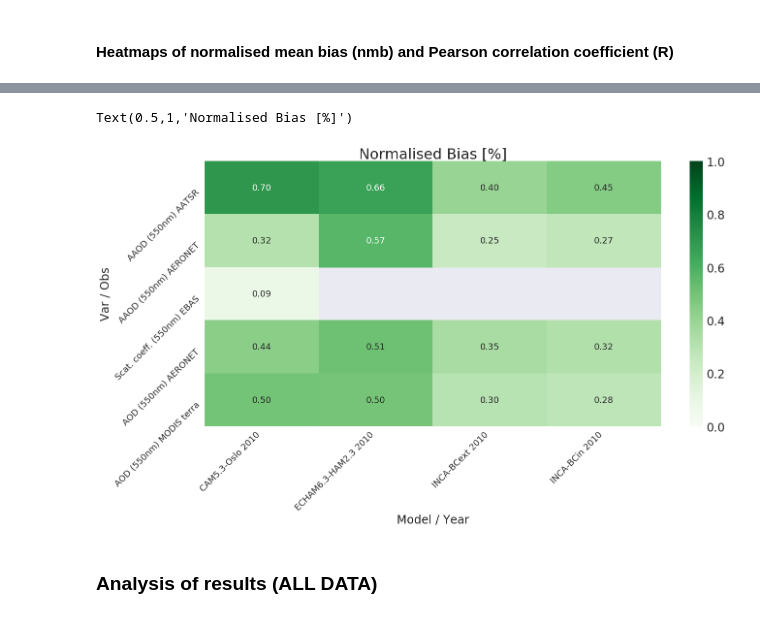
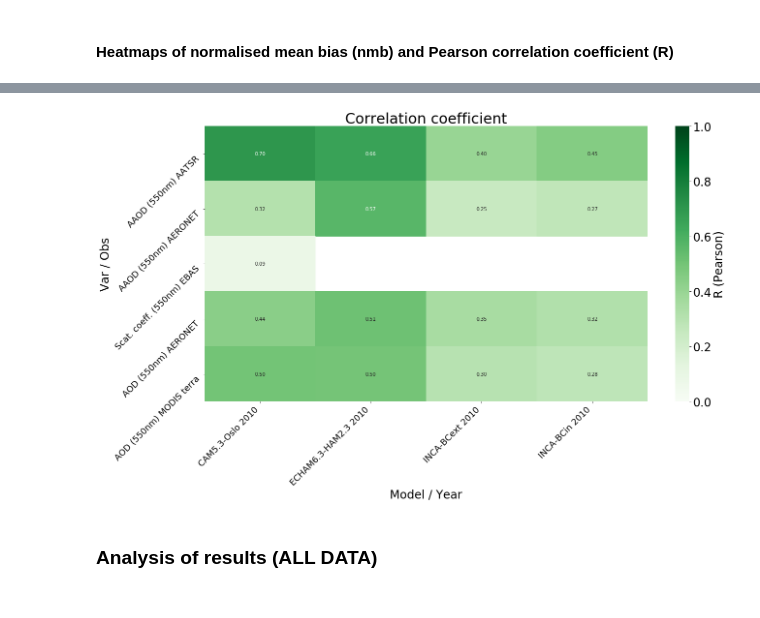
Before and after one commit to metno/pyaerocom-synthesis, a Jupyter notebook: MultiModelObsVarCompare.ipynb, the cells around one changed output, grey strips where cells are left out. Drawn from its saved outputs; the diff is of its cells as text; code cells hidden in the pictures.

```diff
--- a/MultiModelObsVarCompare.ipynb
+++ b/MultiModelObsVarCompare.ipynb
@@ -369,23 +368,22 @@ ax.figure(os.path.join(OUTPUT_DIR, savename))
 # %%
 ax= plot_heatmap(table, colname='R', ts_type='monthly', cmap='Greens', vmin=0, vmax=1, num_digits=2,
                  color_rowwise=False, table_name='R (Pearson)', figsize=(20, 12), cbar=True)
 
 # here you can edit the labelling, etc. should be self-explanatory
 ax = update_labels(ax, PLOT_XLABELS, PLOT_YLABELS, #update x and y-labels according to settings above
                    fontsize=18, #fontsize
                    xrotation=45,
                    yrotation=45)
 ax = change_fontsize_colorbar(ax, 24) # change fontsize colorbar
 ax.set_ylabel('Var / Obs', fontsize=24)
 ax.set_xlabel('Model / Year', fontsize=24)
 ax.set_title('Correlation coefficient', fontsize=30)
 
 # save figure
 savename = 'heatmap_R_selection_monthly.png'
-ax.figure(os.path.join(OUTPUT_DIR, savename))
+ax.figure.savefig(os.path.join(OUTPUT_DIR, savename))
 # %% [output]
-Text(0.5,1,'Normalised Bias [%]')
-[figure, old version]
+[figure, new version]
 # %% [markdown]
 ### Analysis of results (ALL DATA)
 # %%
```
Also changed, not shown: parts of 7 cells of this notebook.
